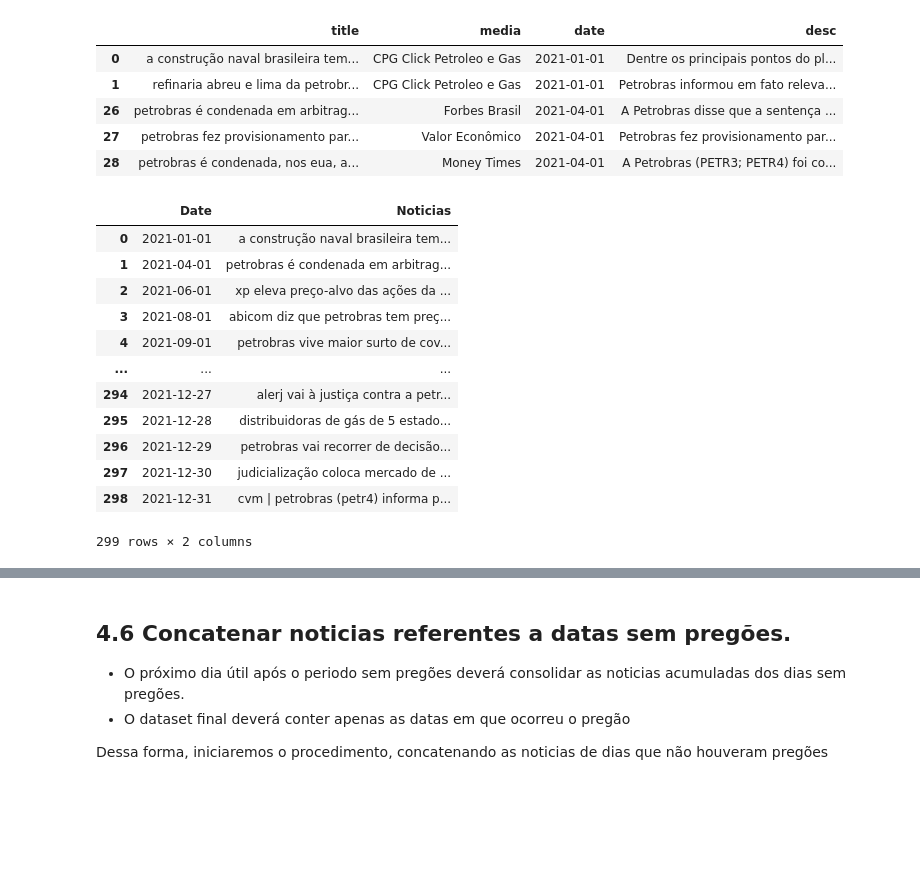
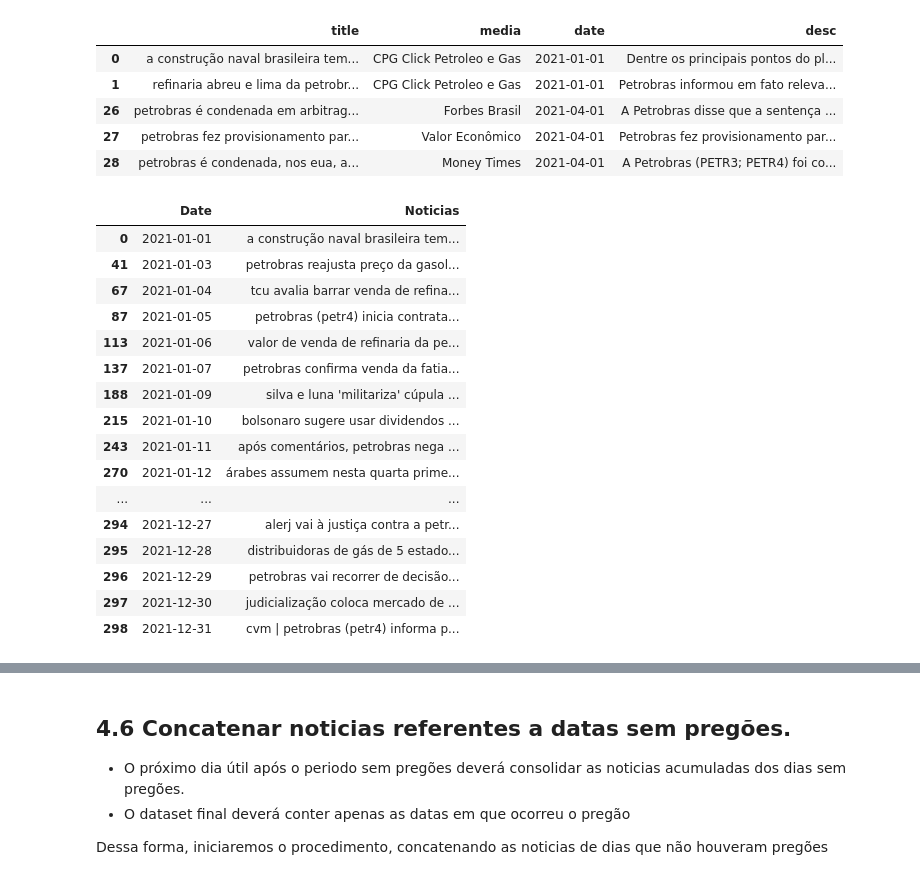
Before and after one commit to webercg/NLP---Daily-News-for-Stock-Market-Prediction, a Jupyter notebook: datasets/Experimentos + EDA.ipynb, the cells around one changed output, grey strips where cells are left out. Saved outputs shown, nothing was run; the diff lists cells and outputs as text; code cells hidden in the pictures; blank space fills up the shorter version.

```diff
--- a/datasets/Experimentos + EDA.ipynb
+++ b/datasets/Experimentos + EDA.ipynb
@@ -392,21 +395,28 @@ for i in df.date.unique():
         news = news + " " + row[1][0]
     lista_news.append(news)
     lista_datas.append(i)
+# %%
+pd.set_option('display.max_rows', None)
 # %%
 df_news_diaria = pd.DataFrame(list(zip(lista_datas,lista_news)),
                columns =['Date', 'Noticias'])
+df_news_diaria.sort_values(by = 'Date', ascending = True, inplace = True)
 df_news_diaria
 # %% [output]
 |  | Date | Noticias |
 | 0 | 2021-01-01 | a construção naval brasileira tem... |
-| 1 | 2021-04-01 | petrobras é condenada em arbitrag... |
-| 2 | 2021-06-01 | xp eleva preço-alvo das ações da ... |
-| 3 | 2021-08-01 | abicom diz que petrobras tem preç... |
-| 4 | 2021-09-01 | petrobras vive maior surto de cov... |
+| 41 | 2021-01-03 | petrobras reajusta preço da gasol... |
+| 67 | 2021-01-04 | tcu avalia barrar venda de refina... |
+| 87 | 2021-01-05 | petrobras (petr4) inicia contrata... |
+| 113 | 2021-01-06 | valor de venda de refinaria da pe... |
+| 137 | 2021-01-07 | petrobras confirma venda da fatia... |
+| 188 | 2021-01-09 | silva e luna 'militariza' cúpula ... |
+| 215 | 2021-01-10 | bolsonaro sugere usar dividendos ... |
+| 243 | 2021-01-11 | após comentários, petrobras nega ... |
+| 270 | 2021-01-12 | árabes assumem nesta quarta prime... |
 | ... | ... | ... |
 | 294 | 2021-12-27 | alerj vai à justiça contra a petr... |
 | 295 | 2021-12-28 | distribuidoras de gás de 5 estado... |
 | 296 | 2021-12-29 | petrobras vai recorrer de decisão... |
 | 297 | 2021-12-30 | judicialização coloca mercado de ... |
 | 298 | 2021-12-31 | cvm | petrobras (petr4) informa p... |
-299 rows × 2 columns
```
Also changed, not shown: parts of 48 cells of this notebook.
